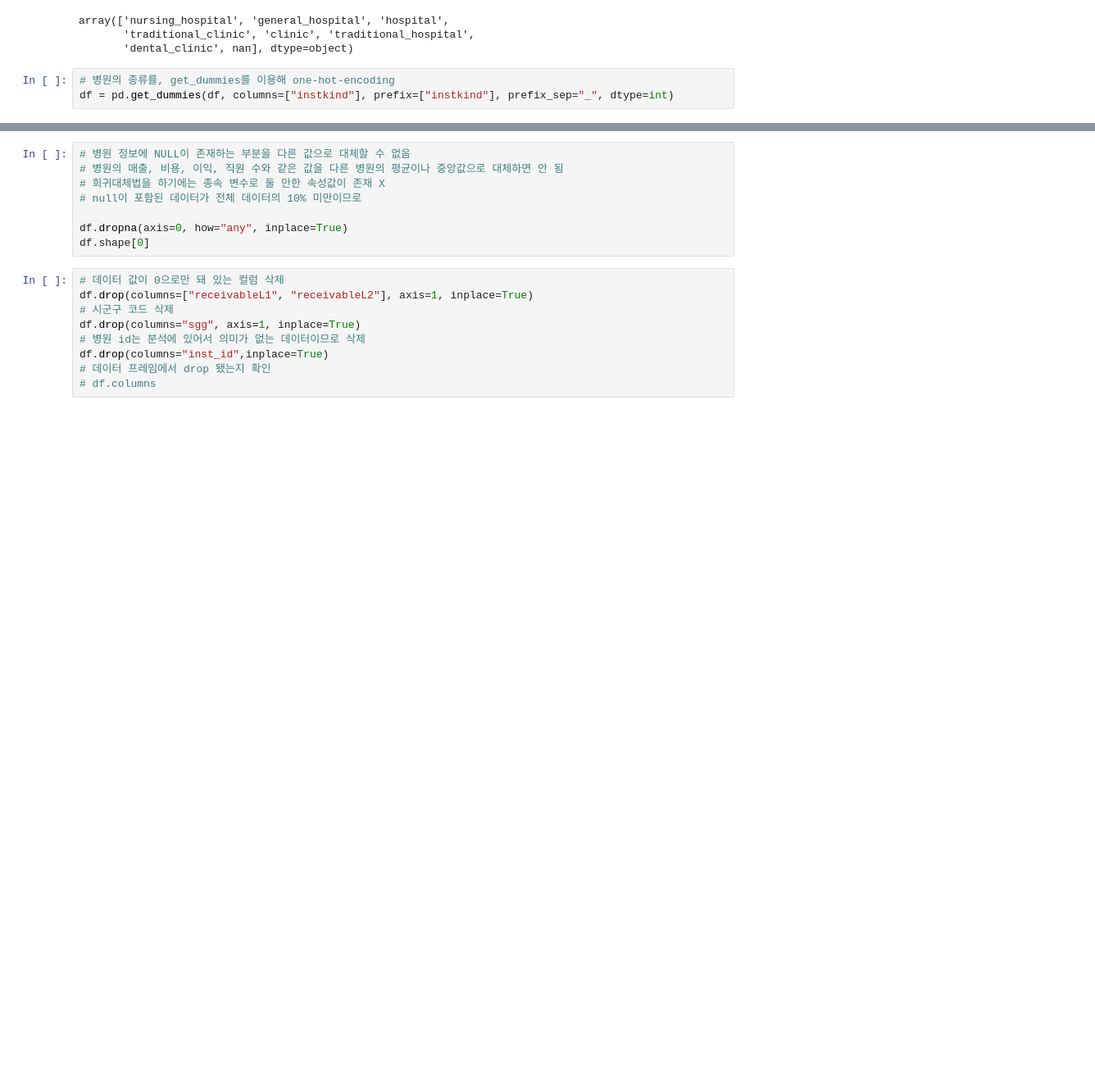
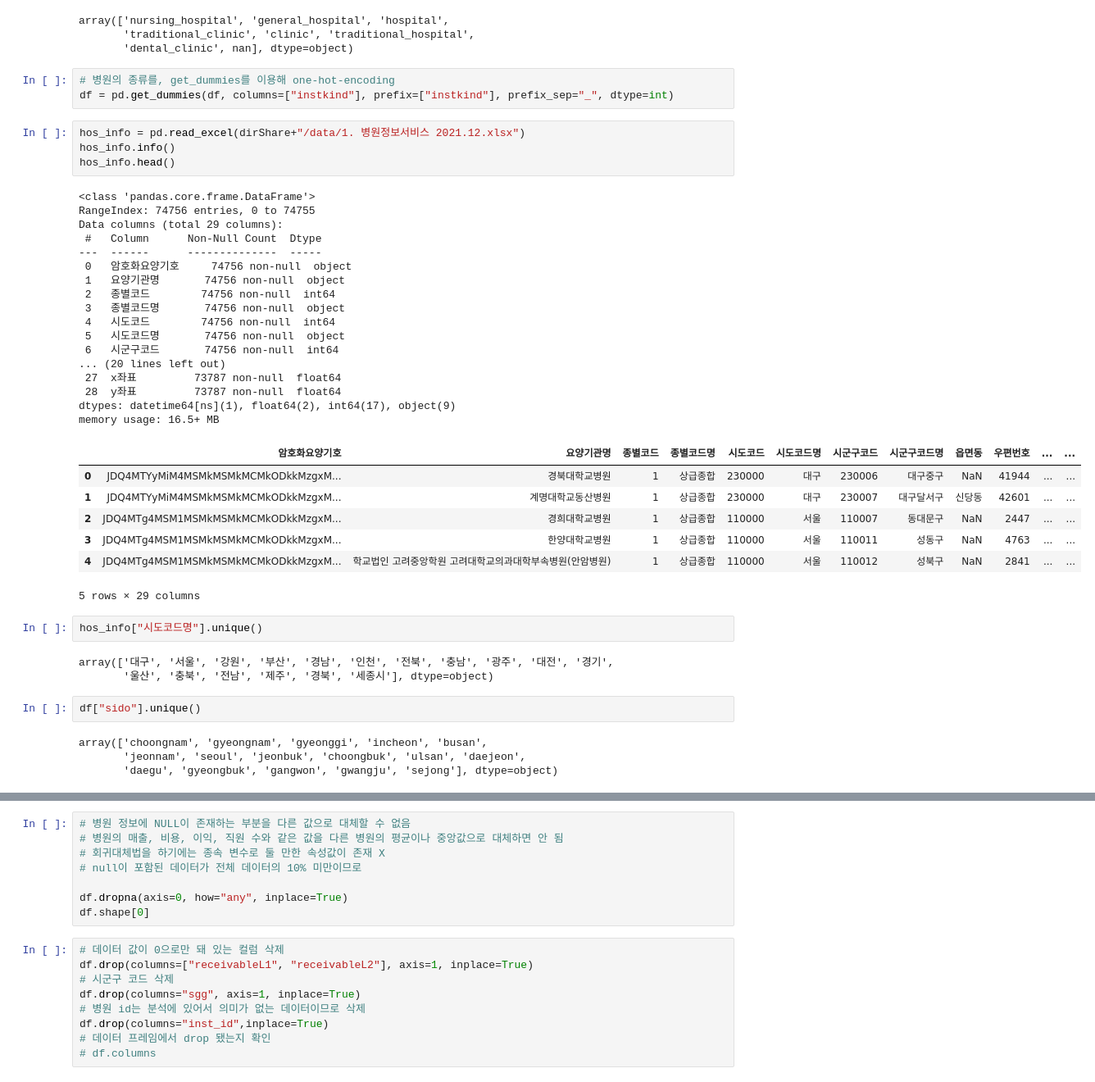
Before and after one commit to nyeokinyeoki/Gym_zalabim, a Jupyter notebook: hospital.ipynb, the cells around one changed output, grey strips where cells are left out. Shown at 82% size. Cells and saved outputs as stored; diff of their text form; blank space fills up the shorter version.

```diff
--- a/hospital.ipynb
+++ b/hospital.ipynb
@@ -109,3 +115,43 @@ array(['nursing_hospital', 'general_hospital', 'hospital',
 # %%
 # 병원의 종류를, get_dummies를 이용해 one-hot-encoding
 df = pd.get_dummies(df, columns=["instkind"], prefix=["instkind"], prefix_sep="_", dtype=int)
+# %%
+hos_info = pd.read_excel(dirShare+"/data/1. 병원정보서비스 2021.12.xlsx")
+hos_info.info()
+hos_info.head()
+# %% [output]
+<class 'pandas.core.frame.DataFrame'>
+RangeIndex: 74756 entries, 0 to 74755
+Data columns (total 29 columns):
+ #   Column      Non-Null Count  Dtype
+---  ------      --------------  -----
+ 0   암호화요양기호     74756 non-null  object
+ 1   요양기관명       74756 non-null  object
+ 2   종별코드        74756 non-null  int64
+ 3   종별코드명       74756 non-null  object
+ 4   시도코드        74756 non-null  int64
+ 5   시도코드명       74756 non-null  object
+ 6   시군구코드       74756 non-null  int64
+... (20 lines left out)
+ 27  x좌표         73787 non-null  float64
+ 28  y좌표         73787 non-null  float64
+dtypes: datetime64[ns](1), float64(2), int64(17), object(9)
+memory usage: 16.5+ MB
+|  | 암호화요양기호 | 요양기관명 | 종별코드 | 종별코드명 | 시도코드 | 시도코드명 | 시군구코드 | 시군구코드명 | 읍면동 | 우편번호 | ... | ... |
+| 0 | JDQ4MTYyMiM4MSMkMSMkMCMkODkkMzgxM... | 경북대학교병원 | 1 | 상급종합 | 230000 | 대구 | 230006 | 대구중구 | NaN | 41944 | ... | ... |
+| 1 | JDQ4MTYyMiM4MSMkMSMkMCMkODkkMzgxM... | 계명대학교동산병원 | 1 | 상급종합 | 230000 | 대구 | 230007 | 대구달서구 | 신당동 | 42601 | ... | ... |
+| 2 | JDQ4MTg4MSM1MSMkMSMkMCMkODkkMzgxM... | 경희대학교병원 | 1 | 상급종합 | 110000 | 서울 | 110007 | 동대문구 | NaN | 2447 | ... | ... |
+| 3 | JDQ4MTg4MSM1MSMkMSMkMCMkODkkMzgxM... | 한양대학교병원 | 1 | 상급종합 | 110000 | 서울 | 110011 | 성동구 | NaN | 4763 | ... | ... |
+| 4 | JDQ4MTg4MSM1MSMkMSMkMCMkODkkMzgxM... | 학교법인 고려중앙학원 고려대학교의과대학부속병원(안암병원) | 1 | 상급종합 | 110000 | 서울 | 110012 | 성북구 | NaN | 2841 | ... | ... |
+5 rows × 29 columns
+# %%
+hos_info["시도코드명"].unique()
+# %% [output]
+array(['대구', '서울', '강원', '부산', '경남', '인천', '전북', '충남', '광주', '대전', '경기',
+       '울산', '충북', '전남', '제주', '경북', '세종시'], dtype=object)
+# %%
+df["sido"].unique()
+# %% [output]
+array(['choongnam', 'gyeongnam', 'gyeonggi', 'incheon', 'busan',
+       'jeonnam', 'seoul', 'jeonbuk', 'choongbuk', 'ulsan', 'daejeon',
+       'daegu', 'gyeongbuk', 'gangwon', 'gwangju', 'sejong'], dtype=object)
```
Also changed, not shown: parts of 5 cells of this notebook.
